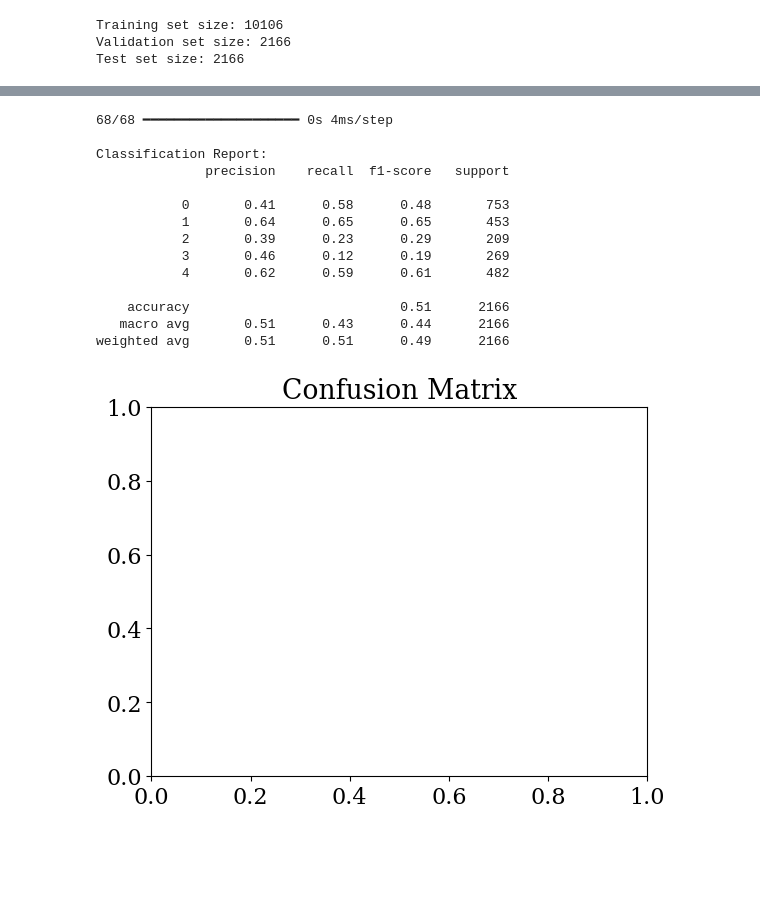
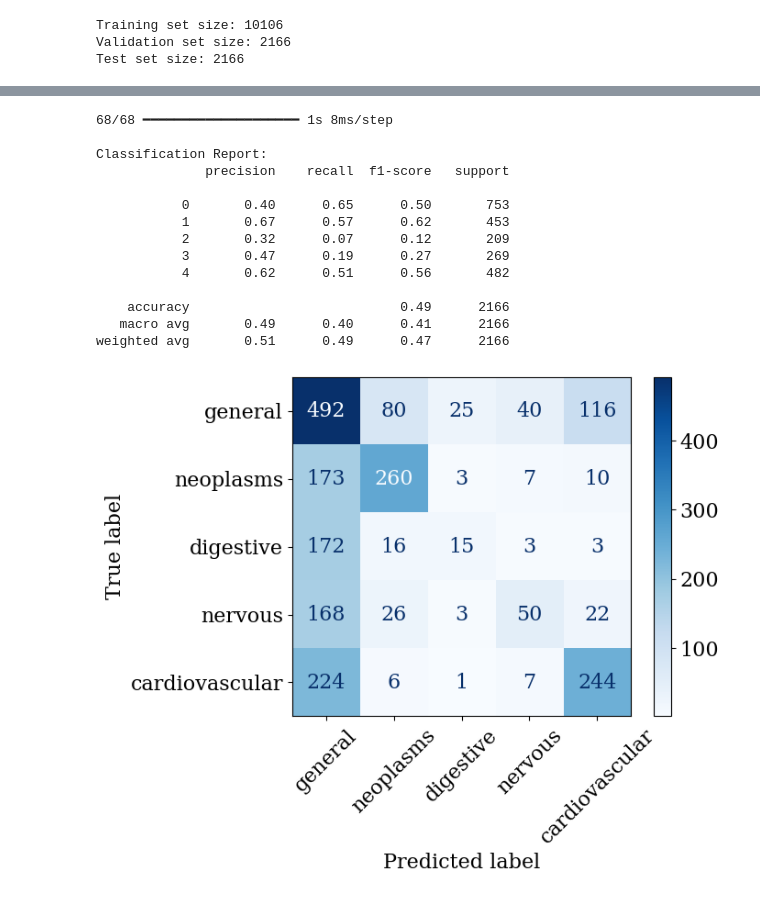
Before and after one commit to Dipkiran/Classifying-Medical-Notes-using-Multiple-Approaches, a Jupyter notebook: NN.ipynb, the cells around one changed output, grey strips where cells are left out. Drawn from its saved outputs; the diff is of its cells as text; code cells hidden in the pictures; blank space fills up the shorter version.

```diff
--- a/NN.ipynb
+++ b/NN.ipynb
@@ -56,5 +27,6 @@ df_labels
 # %%
-df = pd.concat([df_train, df_test], ignore_index=True)
+data = ImportDataset()
+df = data.read_dataset()
 print(f"✅ Combined dataset size: {df.shape[0]} samples")
 # %% [output]
 ✅ Combined dataset size: 14438 samples
@@ -162,13 +115,10 @@ Best hyperparameters:
 # %%
 input_dim = X_train.shape[1]
-
-model = Sequential([
-    Dense(8, activation='relu', kernel_regularizer=regularizers.l2(0.001),
-          input_shape=(input_dim,)),
-    Dropout(0.5),
-    Dense(5, activation='softmax')
-])
-
+model = Sequential()
+model.add(Input(shape=(X_train.shape[1],)))
+model.add(Dense(8, activation="relu", kernel_regularizer=regularizers.l2(0.001)))
+model.add(Dropout(0.5))
+model.add(Dense(5, activation="softmax"))
 # Compile
 model.compile(
     optimizer=Adam(learning_rate=0.001),
@@ -176,14 +126,18 @@ model.compile(
     metrics=['accuracy']
 )
 
-# -------------------------------
-# 4. Early stopping
-# -------------------------------
 early_stop = EarlyStopping(
     monitor='val_loss',
     patience=5,
     restore_best_weights=True
 )
-model.fit(X_train, y_train, epochs=10, batch_size=8, verbose=1)
+history_nn = model.fit(
+    X_train,
+    y_train,
+    validation_data=(X_valid, y_valid),
+    epochs=10,
+    batch_size=8,
+    verbose=1
+)
 # %% [output]
 Epoch 1/10
@@ -216,31 +169,20 @@ Accuracy: 0.5055401921272278
 # %%
-y_pred_probs = model.predict(X_test)
-y_pred = np.argmax(y_pred_probs, axis=1)
-y_true = np.argmax(y_test, axis=1)
-
-cm = confusion_matrix(y_true, y_pred)
-disp = ConfusionMatrixDisplay(confusion_matrix=cm, display_labels=df_labels['name'].values)
-plt.title("Confusion Matrix")
-disp.plot(cmap="Blues", xticks_rotation=45)
-plt.savefig("Confusion_NN.pdf", bbox_inches='tight')
-# plt.show()
-
-# Classification report
-print("\nClassification Report:")
-print(classification_report(y_true, y_pred))
+plot = PlotReport(model, X_test, y_test)
+plot.get_confusion_matrix(True, True)
+plot.print_confusion_matrix("Confusion_NN.pdf")
 # %% [output]
-68/68 ━━━━━━━━━━━━━━━━━━━━ 0s 4ms/step
+68/68 ━━━━━━━━━━━━━━━━━━━━ 1s 8ms/step
 
 Classification Report:
               precision    recall  f1-score   support
 
-           0       0.41      0.58      0.48       753
-           1       0.64      0.65      0.65       453
-           2       0.39      0.23      0.29       209
-           3       0.46      0.12      0.19       269
-           4       0.62      0.59      0.61       482
+           0       0.40      0.65      0.50       753
+           1       0.67      0.57      0.62       453
+           2       0.32      0.07      0.12       209
+           3       0.47      0.19      0.27       269
+           4       0.62      0.51      0.56       482
 
-    accuracy                           0.51      2166
-   macro avg       0.51      0.43      0.44      2166
-weighted avg       0.51      0.51      0.49      2166
+    accuracy                           0.49      2166
+   macro avg       0.49      0.40      0.41      2166
+weighted avg       0.51      0.49      0.47      2166
-[figure, old version]
+[figure, new version]
```
Also changed, not shown: parts of 8 cells of this notebook, 10 other files.
